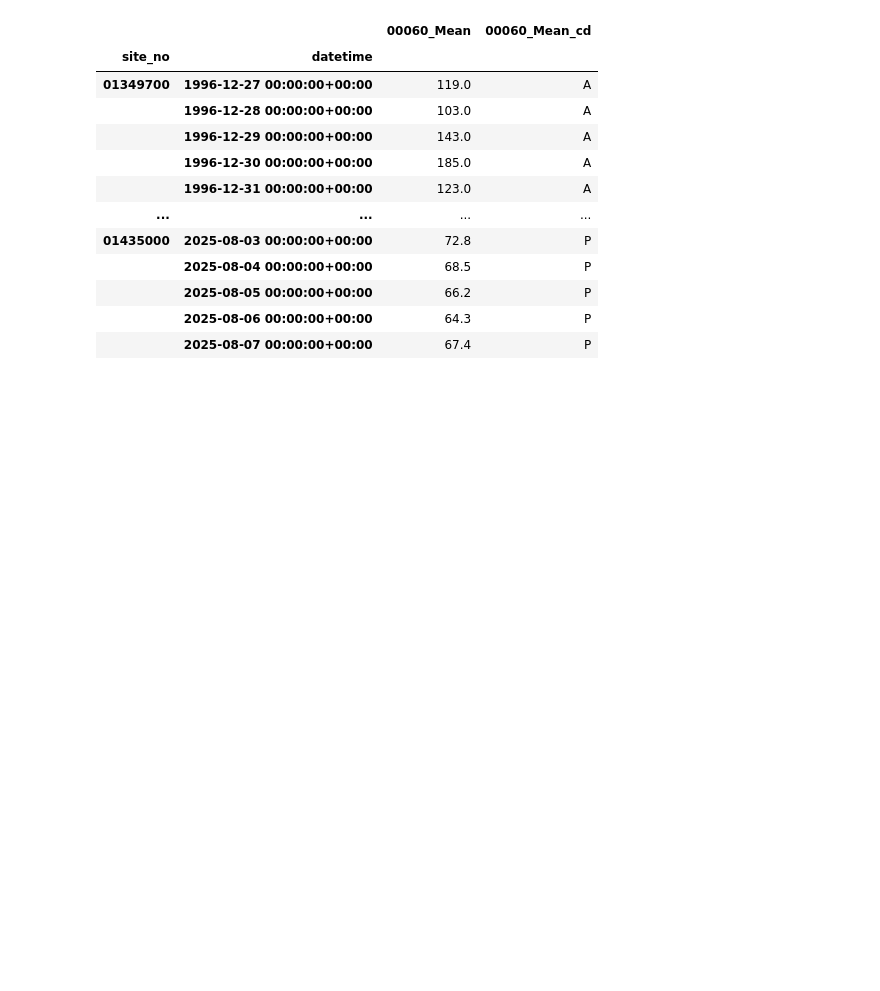
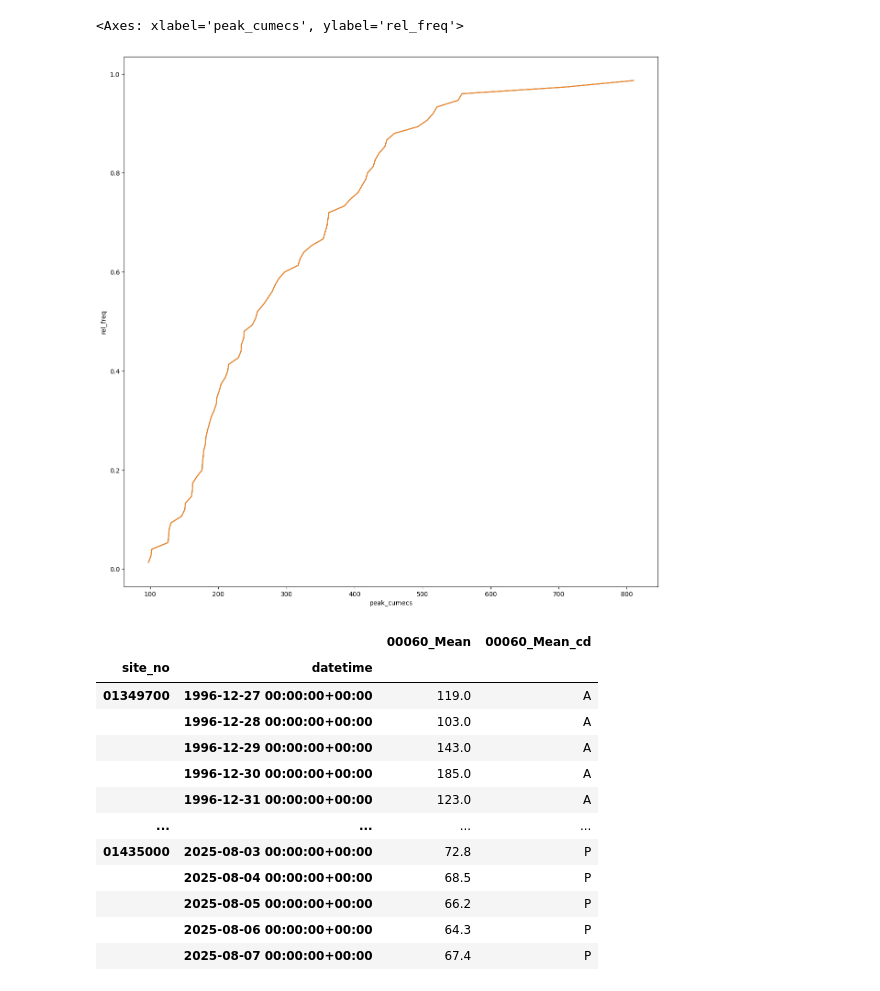
Before and after one commit to kroy/nyc_water_supply_analysis, a Jupyter notebook: code/streamflow.ipynb, the cells around one changed output. Cells and saved outputs as stored; diff of their text form; code cells hidden in the pictures; blank space fills up the shorter version.

```diff
--- a/code/streamflow.ipynb
+++ b/code/streamflow.ipynb
@@ -55,0 +115,7 @@ raw_measurements_df, meta = nwis.get_dv(sites=site_ids, parameterCd=parameter_co
+# %%
+# use delaware walton site for testing some things out
+delaware_walton_peaks, meta = nwis.get_discharge_peaks(sites=delaware_walton_site, start="1930-10-01")
+# calculate F(X)
+#   empirical probability of a flow being less than X
+delaware_walton_peaks["rel_freq"] = delaware_walton_peaks["peak_va"].apply(lambda x: calc_relative_frequency(x, delaware_walton_peaks["peak_va"]))
+delaware_walton_peaks["peak_cumecs"] = delaware_walton_peaks["peak_va"] * cubic_ft_cumec_const
@@ -56,3 +175,13 @@ raw_measurements_df, meta = nwis.get_dv(sites=site_ids, parameterCd=parameter_co
+# %%
+fig, ax = plt.subplots(figsize=(15,15))
+
+sns.lineplot(data=delaware_walton_peaks, x="peak_cumecs", y="rel_freq", ax=ax)
+# sns.lineplot(data=e_croton_putnam, x="peak_cumecs", y="rel_freq", ax=ax)
+# sns.lineplot(data=w_croton_richardsville, x="peak_cumecs", y="rel_freq", ax=ax)
+sns.lineplot(data=peaks_df.loc[(delaware_walton_site)], x="peak_cumecs", y="rel_freq", ax=ax)
+# %% [output]
+<Axes: xlabel='peak_cumecs', ylabel='rel_freq'>
+[figure, added]
 # %%
 raw_measurements_df
 # %% [output]
```
Also changed, not shown: parts of 13 cells of this notebook, 2 other files.
